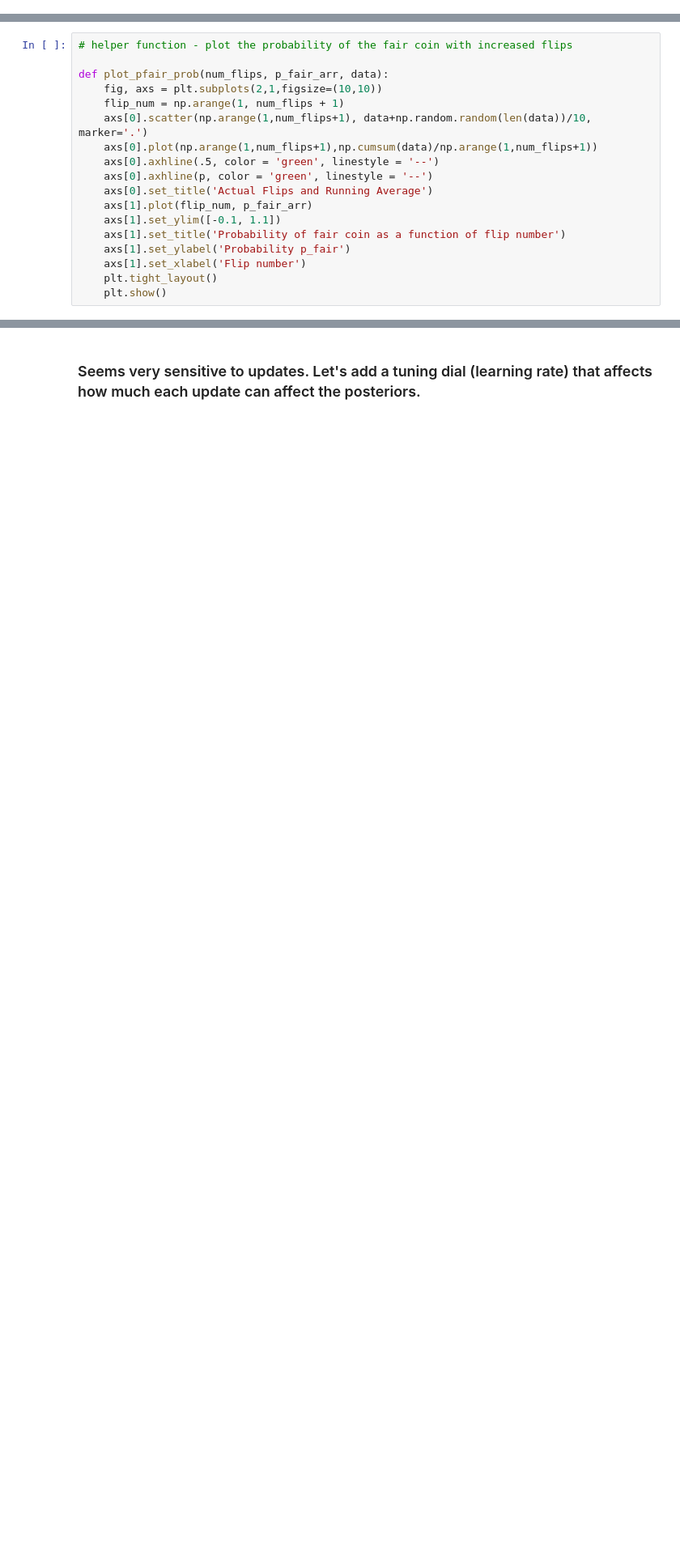
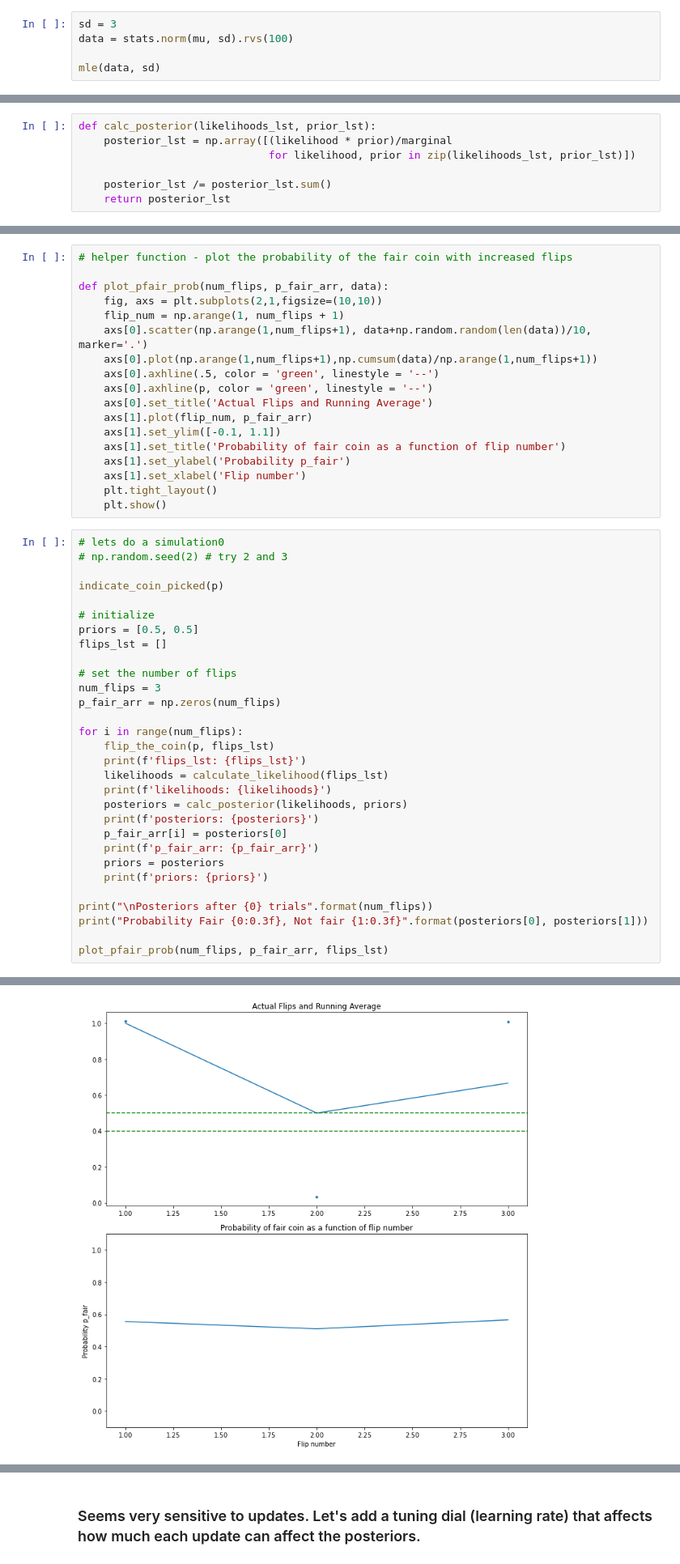
Before and after one commit to MekdiYilma/notes, a Jupyter notebook: bayes-intro/bayes-intro.ipynb, the cells around one changed output, grey strips where cells are left out. Shown at 81% size. Drawn from its saved outputs; the diff is of its cells as text; blank space fills up the shorter version.

```diff
--- a/bayes-intro/bayes-intro.ipynb
+++ b/bayes-intro/bayes-intro.ipynb
@@ -185,0 +261,5 @@ In a real problem we'd have *many* more possible hypotheses. In the case above,
+# %%
+sd = 3
+data = stats.norm(mu, sd).rvs(100)
+
+mle(data, sd)
@@ -315,5 +430,12 @@ def calculate_posterior(likelihoods_lst, prior_lst):
     for posterior in posterior_unnormalized:
         posterior_lst.append(posterior/posterior_un_total)
     return posterior_lst
+# %%
+def calc_posterior(likelihoods_lst, prior_lst):
+    posterior_lst = np.array([(likelihood * prior)/marginal
+                              for likelihood, prior in zip(likelihoods_lst, prior_lst)])
+
+    posterior_lst /= posterior_lst.sum()
+    return posterior_lst
 # %% [markdown]
  * look at the output.
@@ -335,3 +469,34 @@ def plot_pfair_prob(num_flips, p_fair_arr, data):
     axs[1].set_xlabel('Flip number')
     plt.tight_layout()
     plt.show()
+# %%
+# lets do a simulation0
+# np.random.seed(2) # try 2 and 3
+
+indicate_coin_picked(p)
+
+# initialize
+priors = [0.5, 0.5]
+flips_lst = []
+
+# set the number of flips
+num_flips = 3
+p_fair_arr = np.zeros(num_flips)
+
+for i in range(num_flips):
+    flip_the_coin(p, flips_lst)
+    print(f'flips_lst: {flips_lst}')
+    likelihoods = calculate_likelihood(flips_lst)
+    print(f'likelihoods: {likelihoods}')
+    posteriors = calc_posterior(likelihoods, priors)
+    print(f'posteriors: {posteriors}')
+    p_fair_arr[i] = posteriors[0]
+    print(f'p_fair_arr: {p_fair_arr}')
+    priors = posteriors
+    print(f'priors: {priors}')
+
+print("\nPosteriors after {0} trials".format(num_flips))
+print("Probability Fair {0:0.3f}, Not fair {1:0.3f}".format(posteriors[0], posteriors[1]))
+
+plot_pfair_prob(num_flips, p_fair_arr, flips_lst)
+# %% [output]
@@ -338,3 +522,4 @@ def plot_pfair_prob(num_flips, p_fair_arr, data):
+[figure, added]
 # %%
 # lets do a simulation0
 # np.random.seed(2) # try 2 and 3
```
Also changed, not shown: parts of 27 cells of this notebook.
